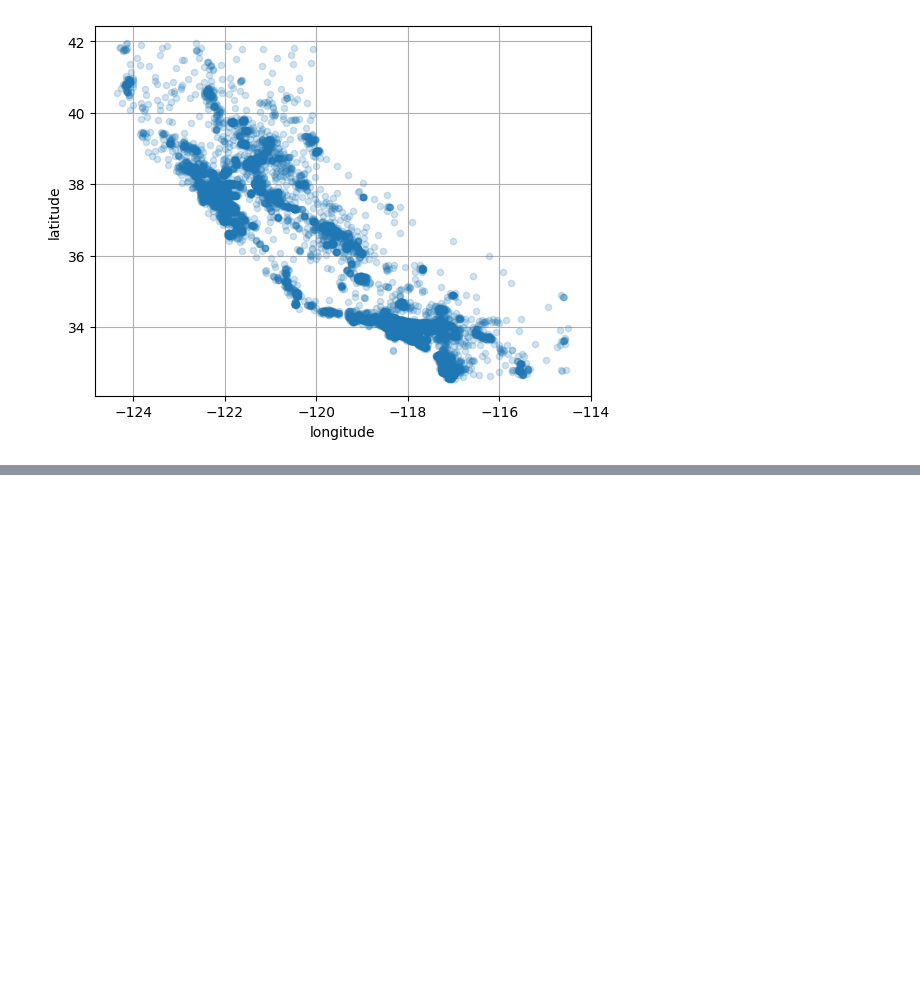
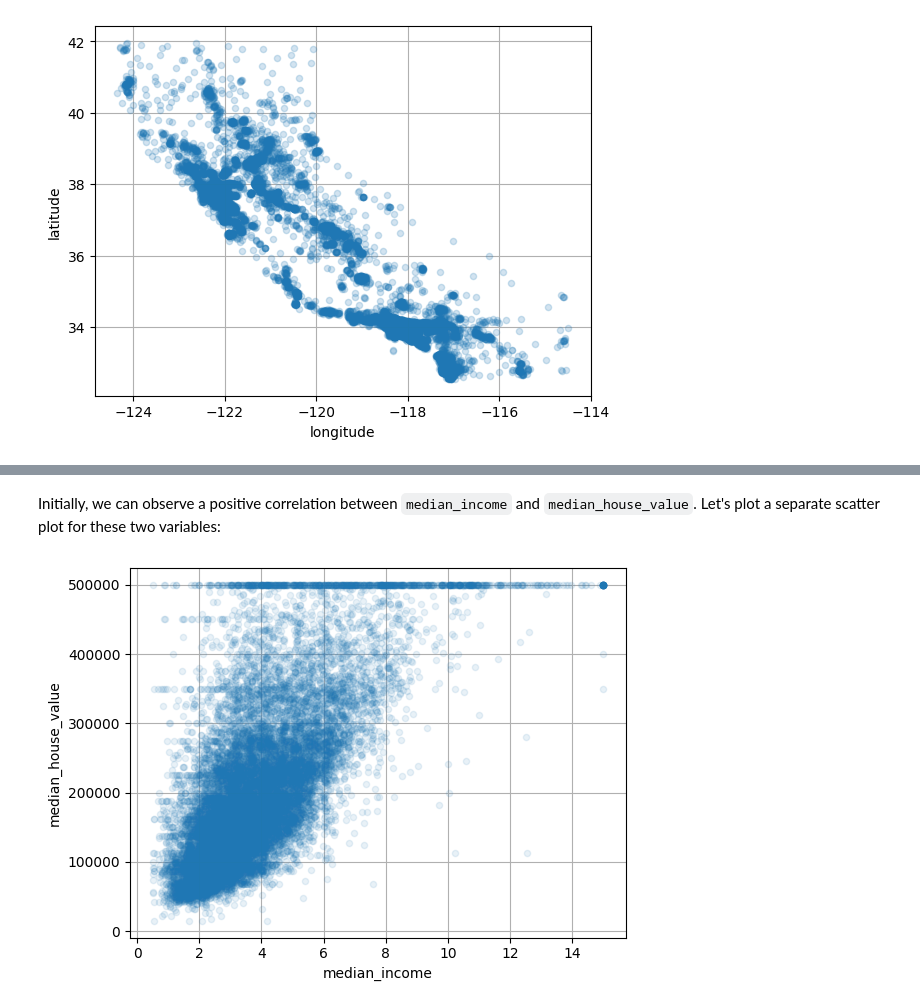
Before and after one commit to felipesebben/ML_hands_on_notes, a Jupyter notebook: projects/Ch02-end2end-CA_house_price_prediction/02_end_to_end_ML_project.ipynb, the cells around one changed output, grey strips where cells are left out. Saved outputs shown, nothing was run; the diff lists cells and outputs as text; code cells hidden in the pictures; blank space fills up the shorter version.

```diff
--- a/projects/Ch02-end2end-CA_house_price_prediction/02_end_to_end_ML_project.ipynb
+++ b/projects/Ch02-end2end-CA_house_price_prediction/02_end_to_end_ML_project.ipynb
@@ -357,0 +412,13 @@ plt.show()
+# %% [markdown]
+<p>Initially, we can observe a positive correlation between <code>median_income</code> and <code>median_house_value</code>. Let's plot a separate scatter plot for these two variables:</p>
+# %%
+housing.plot(
+    kind="scatter", x="median_income",
+    y="median_house_value", alpha=0.1,
+    grid=True
+)
+
+plt.gca().set_axisbelow(True)
+plt.show()
+# %% [output]
+[figure, added]
```
Also changed, not shown: parts of 10 cells of this notebook.
